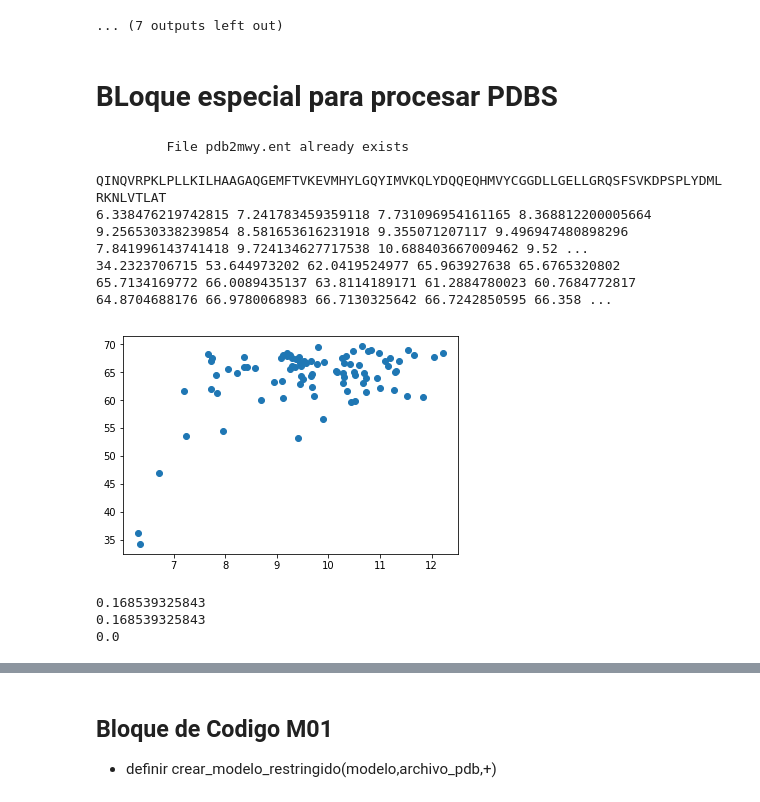
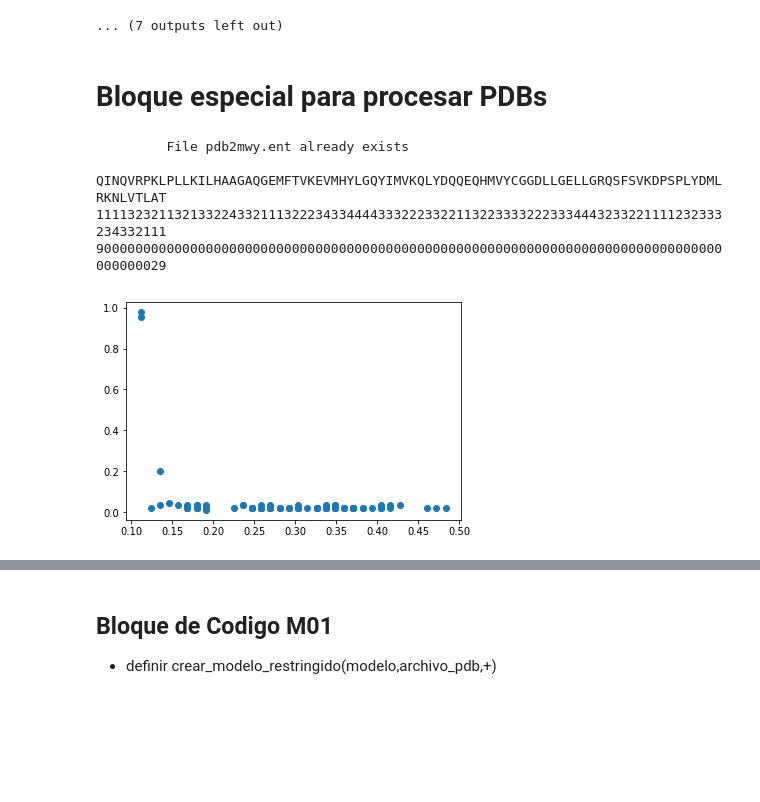
Before and after one commit to guisandec/pipeline_ensembles-alpha, a Jupyter notebook: pipeline-ensembles-with-db.ipynb, the cells around one changed output, grey strips where cells are left out. Drawn from its saved outputs; the diff is of its cells as text; code cells hidden in the pictures; blank space fills up the shorter version.

Commit message:
improved pdb contact_map

```diff
--- a/pipeline-ensembles-with-db.ipynb
+++ b/pipeline-ensembles-with-db.ipynb
@@ -1299,7 +1299,7 @@ for index_i,uniprot_id in enumerate(mini_list[0:]):
                 0       3NBU    pdb3nbu.ent
 ... (7 outputs left out)
 # %% [markdown]
-# BLoque especial para procesar PDBS
+# Bloque especial para procesar PDBs
 # %%
 import os
 import numpy as np
@@ -1490,44 +1490,58 @@ for fixed in aver_map:
         median  = calc_median(aver_map[fixed][pos])
         std = np.std(aver_map[fixed][pos])
         #print ("\t",pos,mean,std)
 
-        contact_map.append(1/(median+1))
-        std_map.append(1/(std+1))
+        if (pos > fixed+1 )or (pos <fixed-1):
+            #10 amstrom
+            if median<10:
+                contact_map.append(1)
+            else:
+                contact_map.append(0)
 
+            #1 de std
+            if std>1:
+                std_map.append(1)
+            else:
+                std_map.append(0)
+        else:
+            contact_map.append(0)
+            std_map.append(0)
 
 
 
     contact_map_full.append (contact_map)
     std_map_full.append(std_map)
 
 x_list = []
 y_list = []
 
 print (sequ)
 for n in range(0,len(aver_map)):
     x = sum(contact_map_full[n])
     x_list.append(x)
 
-    print (x,end=" ")
-print ("")
 for n in range(0,len(aver_map)):
     y = sum(std_map_full[n])
     y_list.append(y)
-    print (y,end=" ")
+
+x_list = [(x/len(x_list)) for x in x_list]
+y_list = [(y/len(y_list)) for y in y_list]
+
+for x in x_list:
+    print(int(x*10),end="")
 print ("")
+
+for y in y_list:
+    print(int(y*10),end="")
+print ("")
+
 
 plt.plot(x_list, y_list,"o")
 plt.show()
 # %% [output]
          File pdb2mwy.ent already exists
 
 QINQVRPKLPLLKILHAAGAQGEMFTVKEVMHYLGQYIMVKQLYDQQEQHMVYCGGDLLGELLGRQSFSVKDPSPLYDMLRKNLVTLAT
-6.338476219742815 7.241783459359118 7.731096954161165 8.368812200005664 9.256530338239854 8.581653616231918 9.355071207117 9.496947480898296 7.841996143741418 9.724134627717538 10.688403667009462 9.52 ...
-34.2323706715 53.644973202 62.0419524977 65.963927638 65.6765320802 65.7134169772 66.0089435137 63.8114189171 61.2884780023 60.7684772817 64.8704688176 66.9780068983 66.7130325642 66.7242850595 66.358 ...
+11113232113213322433211132223433444433322233221132233332223334443233221111232333234332111
+90000000000000000000000000000000000000000000000000000000000000000000000000000000000000029
-[figure, old version]
+[figure, new version]
-# %%
-x_
-# %% [output]
-0.168539325843
-0.168539325843
-0.0
```
Also changed, not shown: parts of 2 cells of this notebook.
